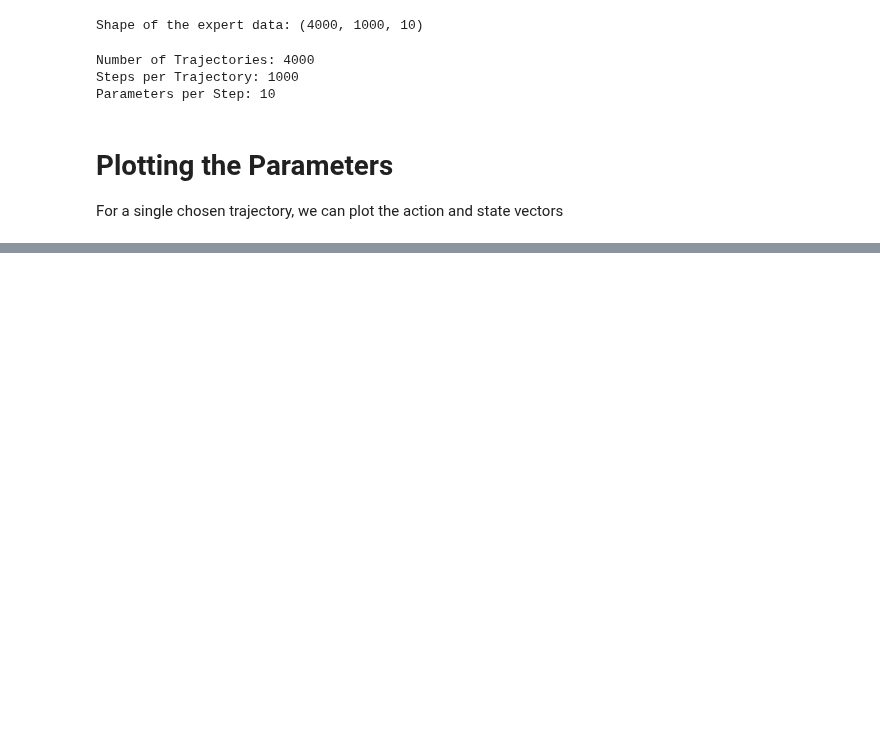
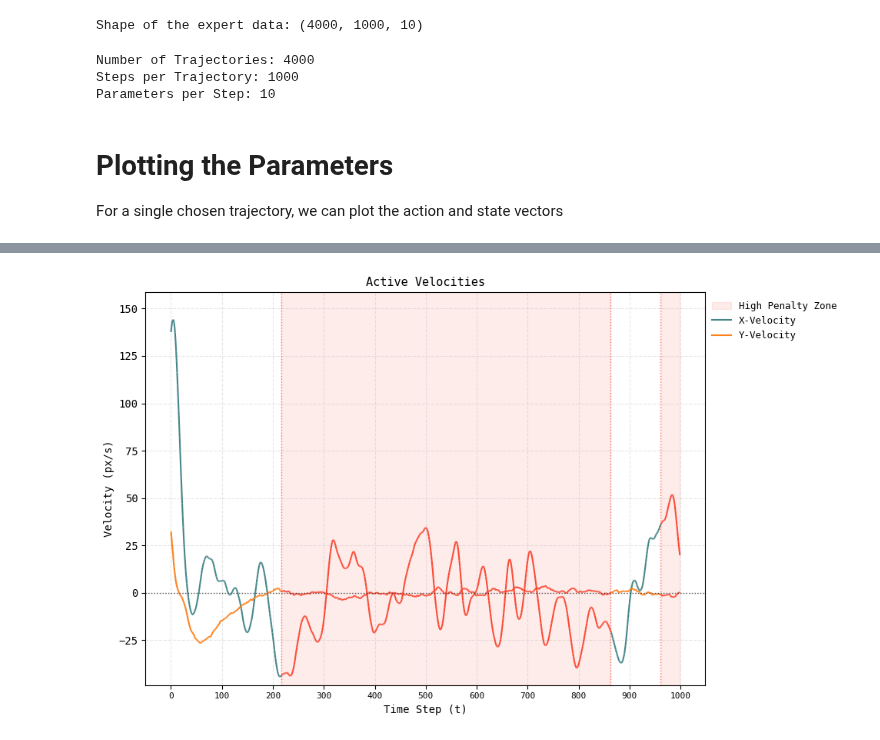
Before and after one commit to abhans/acraft, a Jupyter notebook: docs/analysis.ipynb, the cells around one changed output, grey strips where cells are left out. Cells and saved outputs as stored; diff of their text form; code cells hidden in the pictures; blank space fills up the shorter version.

```diff
--- a/docs/analysis.ipynb
+++ b/docs/analysis.ipynb
@@ -435,0 +274,85 @@ Video(f"exTrajDrone[{trajIdx}].mp4", embed=True)
+# %%
+from matplotlib.colors import ListedColormap
+
+steps = dEpisode["Step"].values
+vX = dEpisode["Vx"].values
+vY = dEpisode["Vy"].values
+distance = dEpisode["Distance"].values
+
+# Create a binary penalty mask:
+#   1 if inside penalty zone, 0 if outside
+maskPenalty = (distance < 25.0).astype(int)
+
+plt.figure(figsize=(10, 6))
+
+def createMaskedLine(x, y, mask, colorNormal, colorPenalty=RED):
+    # Reshape line into segments
+    points = np.array([x, y]).T.reshape(-1, 1, 2)
+    segments = np.concatenate([points[:-1], points[1:]], axis=1)
+
+    cmap = ListedColormap([colorNormal, colorPenalty])
+    lc = LineCollection(segments, cmap=cmap, linewidths=1.5)
+    lc.set_array(mask[:-1])
+
+    return lc
+
+# Create and add the dynamically colored velocity lines
+vXlc = createMaskedLine(steps, vX, maskPenalty, colorNormal=BLUE)
+vYlc = createMaskedLine(steps, vY, maskPenalty, colorNormal=ORANGE)
+
+plt.gca().add_collection(vXlc)
+plt.gca().add_collection(vYlc)
+
+minY = min(vX.min(), vY.min()) * 1.1
+maxY = max(vX.max(), vY.max()) * 1.1
+
+plt.fill_between(
+    steps,
+    minY,
+    maxY,
+    where=(distance < 25.0),
+    color=RED,
+    alpha=0.1,
+    label="High Penalty Zone"
+)
+
+transitions = np.diff(maskPenalty)
+transition_indices = np.where(transitions != 0)[0]
+
+# Draw a vertical dashed line at each boundary transition point
+for idx in transition_indices:
+    plt.axvline(
+        x=steps[idx],
+        color=RED,
+        linestyle=":",
+        linewidth=1,
+        alpha=0.75
+    )
+
+plt.axhline(0, color=BLACK, linewidth=1, alpha=0.75, linestyle=":")
+
+# ---- Layout and Labeling ----
+plt.title("Active Velocities", fontsize=11)
+plt.xlabel("Time Step (t)", fontsize=10)
+plt.ylabel("Velocity (px/s)", fontsize=10)
+
+plt.ylim(minY, maxY)
+
+plt.xticks(np.arange(0, steps.max() + 100, 100), fontsize=8)
+
+# Dummy plots to feed clean, non-fragmented entries to the legend box
+plt.plot([], [], color=BLUE, label="X-Velocity")
+plt.plot([], [], color=ORANGE, label="Y-Velocity")
+plt.plot([], [], color=RED)
+
+plt.legend(
+    loc="upper right", fontsize=9,
+    shadow=False, frameon=False,
+    bbox_to_anchor=(1.25, 1.0)
+)
+
+plt.grid(True, linestyle='--', alpha=0.3)
+plt.tight_layout()
+plt.show()
+# %% [output]
+[figure, added]
```
Also changed, not shown: parts of 27 cells of this notebook, 2 other files.
